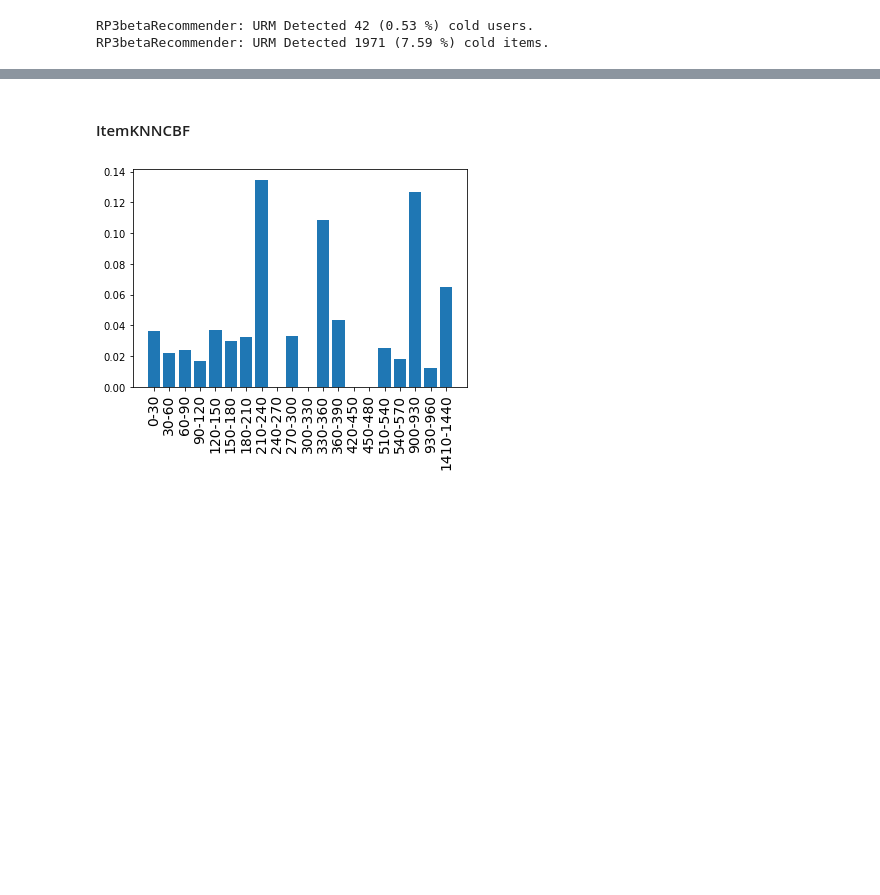
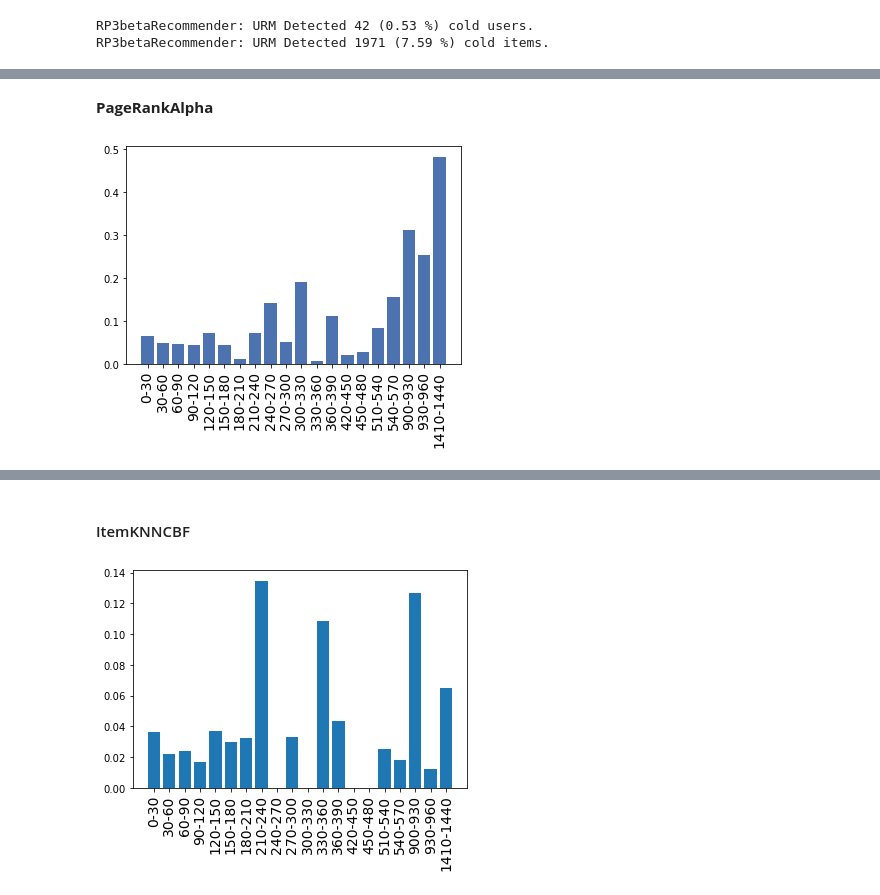
Before and after one commit to fcolombo7/RecSys-2020, a Jupyter notebook: user_analysis.ipynb, the cells around one changed output, grey strips where cells are left out. Cells and saved outputs as stored; diff of their text form; code cells hidden in the pictures; blank space fills up the shorter version.

```diff
--- a/user_analysis.ipynb
+++ b/user_analysis.ipynb
@@ -234,0 +293,4 @@ EvaluatorHoldout: Processed 1 ( 100.00% ) in 0.01 sec. Users per second: 144
+# %%
+from GraphBased.P3alphaRecommender import P3alphaRecommender
+recommender_alph = P3alphaRecommender(URM_train)
+recommender_alph.fit(alpha=0.4905425214201532, topK=1000, normalize_similarity=False)
@@ -234,0 +300,3 @@ EvaluatorHoldout: Processed 1 ( 100.00% ) in 0.01 sec. Users per second: 144
+# %%
+list_alph=compute_map_per_range(recommender_alph, URM_test, range_size=30)
+x_alph,y_alph,_= frame_to_plot(list_alph)
@@ -267,0 +522,6 @@ EvaluatorHoldout: Processed 1 ( 100.00% ) in 0.01 sec. Users per second: 86
+# %% [markdown]
+**PageRankAlpha**
+# %%
+plot_frame(x_alph, y_alph)
+# %% [output]
+[figure, added]
```
Also changed, not shown: parts of 32 cells of this notebook.
